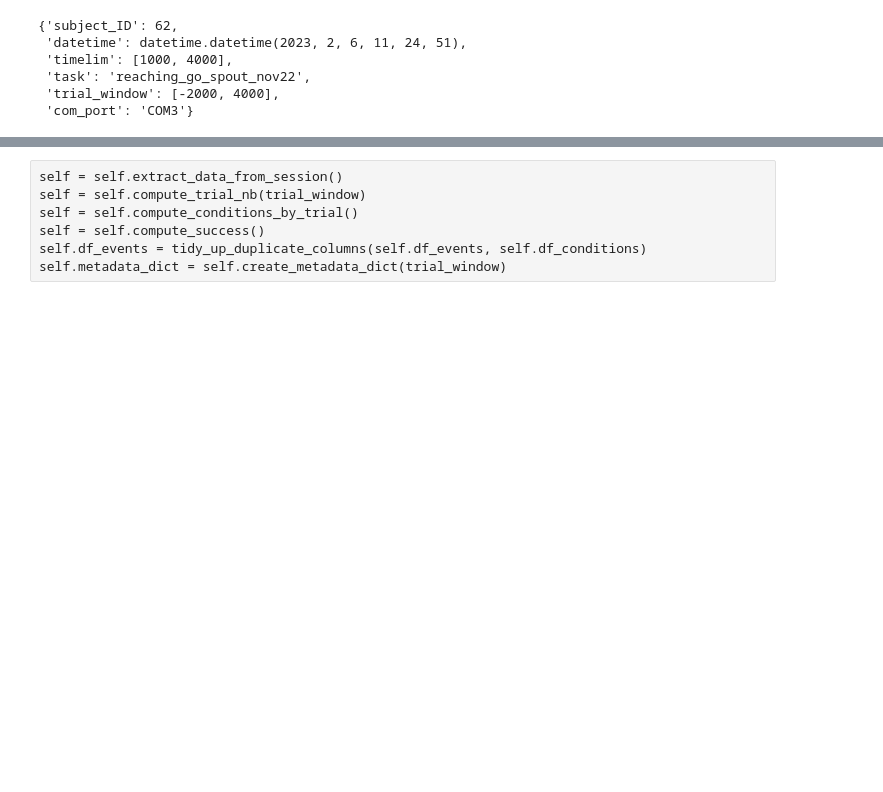
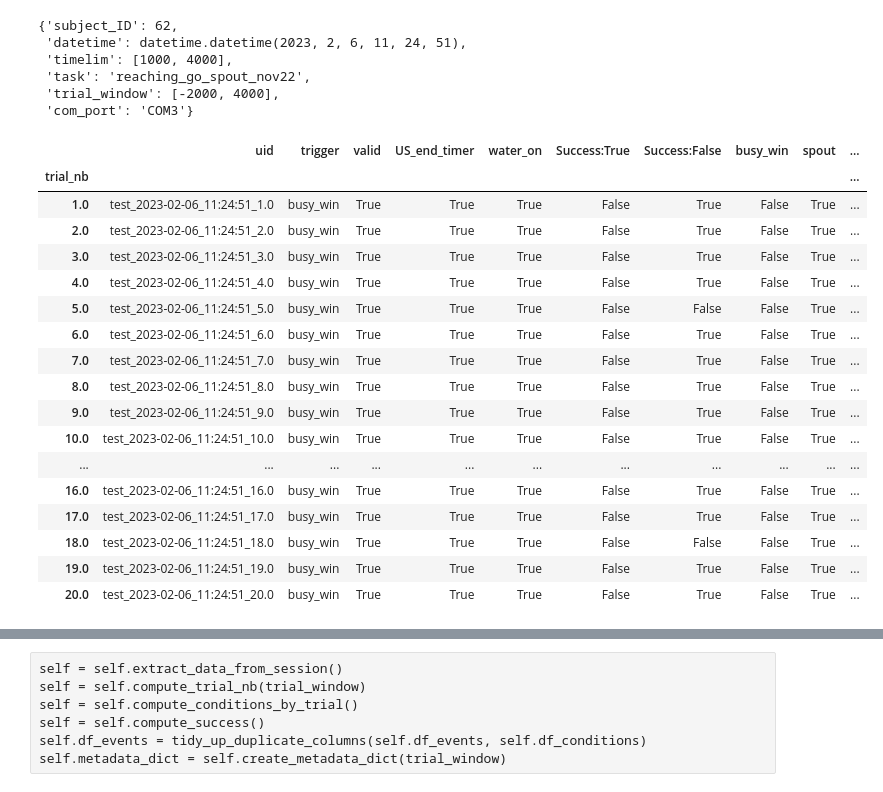
Before and after one commit to juliencarponcy/trialexp, a Jupyter notebook: notebooks/noncanonical/single_session_analsysis/Convert dataset.ipynb, the cells around one changed output, grey strips where cells are left out. Saved outputs shown, nothing was run; the diff lists cells and outputs as text; code cells hidden in the pictures; blank space fills up the shorter version.

```diff
--- a/notebooks/noncanonical/single_session_analsysis/Convert dataset.ipynb
+++ b/notebooks/noncanonical/single_session_analsysis/Convert dataset.ipynb
@@ -15,7 +22,8 @@ from trialexp.process.pycontrol.session_analysis import Session
 # %%
 basefolder = r'C:\code\trialexp'
 tasks = pd.read_csv(basefolder+'\\params\\tasks_params.csv', usecols=[1, 2, 3, 4], index_col=False)
-conditions, triggers, events_to_process = Session.get_task_specs(tasks, 'reaching_go_spout_incr_break2_nov22')
+task_name = 'reaching_go_spout_nov22'
+conditions, triggers, events_to_process = Session.get_task_specs(tasks,  task_name)
 # %% [markdown]
 ## Read pycontrol file
 # %%
@@ -23,9 +31,11 @@ conditions, triggers, events_to_process = Session.get_task_specs(tasks, 'reachin
 pycontrol_dir = 'Z:\\Teris\\ASAP\\pycontrol\\reaching_go_spout_nov22\\'
 filename = 'kms062-2023-02-06-112451'
 smrx_output_dir = 'Z:\\Teris\\ASAP\\pycontrol\\reaching_go_spout_nov22\\processed\\'
+# df_session = di.session_dataframe(pycontrol_dir+filename+'.txt')
 
-session = Session(pycontrol_dir+filename+'.txt')
-df_events = parse_events(session)
-# df_events = pd.read_pickle('df_events.pkl')
-df_events[:60]
+
+filename = r'Z:\Julien\Data\head-fixed\pycontrol\reaching_go_spout_bar_nov22\kms063-2023-02-17-112445.txt'
+
+df_session = di.session_dataframe(filename)
+df_events = parse_session_dataframe(df_session)
 # %% [output]
@@ -49,12 +43,15 @@ df_events[:60]
+# %%
+from datetime import datetime
+session_time = datetime.strptime(df_events.attrs['Start date'], '%Y/%m/%d %H:%M:%S')
 # %% [markdown]
 ## Extract trial-related information from events
 # %%
 trial_window = [-2000, 4000]
 timelim = [1000, 4000] # in ms
 
-conditions, triggers, events_to_process = Session.get_task_specs(tasks, 'reaching_go_spout_nov22')
+conditions, triggers, events_to_process = Session.get_task_specs(tasks, task_name)
 
 df_events_trials, df_events = extract_trial_by_trigger(df_events, triggers[0], conditions+events_to_process,
-                                            trial_window, 'test', session.datetime)
+                                            trial_window, 'test', session_time)
 df_events_trials.head()
 # %% [output]
@@ -84,4 +86,23 @@ session.create_metadata_dict(trial_window, timelim)
  'trial_window': [-2000, 4000],
  'com_port': 'COM3'}
 # %%
-compute_success(df_events_trials, df_conditions,
+compute_success(df_events_trials, df_conditions, task_name)
+# %% [output]
+|  | uid | trigger | valid | US_end_timer | water_on | Success:True | Success:False | busy_win | spout | ... |
+| trial_nb |  |  |  |  |  |  |  |  |  | ... |
+| 1.0 | test_2023-02-06_11:24:51_1.0 | busy_win | True | True | True | False | True | False | True | ... |
+| 2.0 | test_2023-02-06_11:24:51_2.0 | busy_win | True | True | True | False | True | False | True | ... |
+| 3.0 | test_2023-02-06_11:24:51_3.0 | busy_win | True | True | True | False | True | False | True | ... |
+| 4.0 | test_2023-02-06_11:24:51_4.0 | busy_win | True | True | True | False | True | False | True | ... |
+| 5.0 | test_2023-02-06_11:24:51_5.0 | busy_win | True | True | True | False | False | False | True | ... |
+| 6.0 | test_2023-02-06_11:24:51_6.0 | busy_win | True | True | True | False | True | False | True | ... |
+| 7.0 | test_2023-02-06_11:24:51_7.0 | busy_win | True | True | True | False | True | False | True | ... |
+| 8.0 | test_2023-02-06_11:24:51_8.0 | busy_win | True | True | True | False | True | False | True | ... |
+| 9.0 | test_2023-02-06_11:24:51_9.0 | busy_win | True | True | True | False | True | False | True | ... |
+| 10.0 | test_2023-02-06_11:24:51_10.0 | busy_win | True | True | True | False | True | False | True | ... |
+| ... | ... | ... | ... | ... | ... | ... | ... | ... | ... | ... |
+| 16.0 | test_2023-02-06_11:24:51_16.0 | busy_win | True | True | True | False | True | False | True | ... |
+| 17.0 | test_2023-02-06_11:24:51_17.0 | busy_win | True | True | True | False | True | False | True | ... |
+| 18.0 | test_2023-02-06_11:24:51_18.0 | busy_win | True | True | True | False | False | False | True | ... |
+| 19.0 | test_2023-02-06_11:24:51_19.0 | busy_win | True | True | True | False | True | False | True | ... |
+| 20.0 | test_2023-02-06_11:24:51_20.0 | busy_win | True | True | True | False | True | False | True | ... |
```
Also changed, not shown: parts of 7 cells of this notebook.
